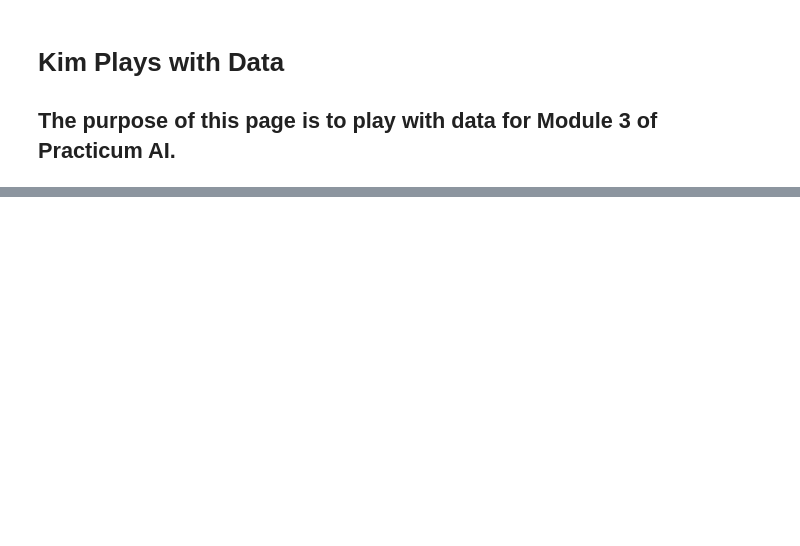
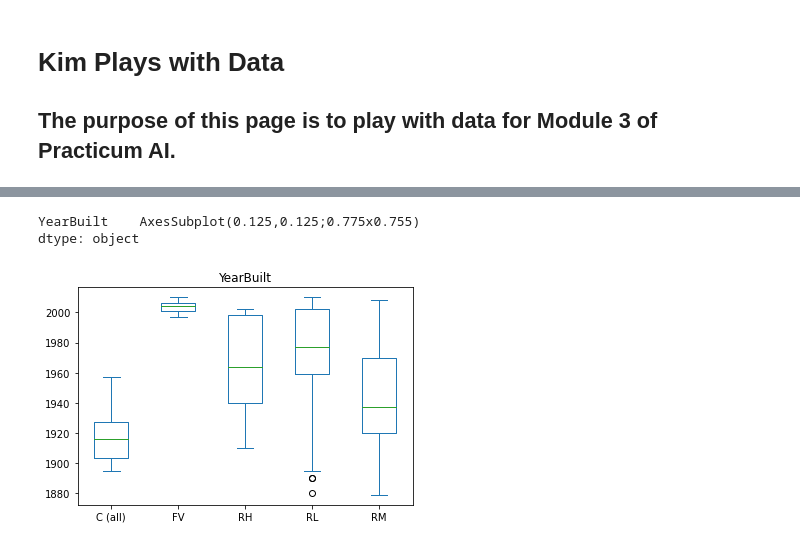
Before and after one commit to KGoughnour/python-for-ai, a Jupyter notebook: 03_playing_with_data1.ipynb, the cells around one changed output, grey strips where cells are left out. Saved outputs shown, nothing was run; the diff lists cells and outputs as text; code cells hidden in the pictures; blank space fills up the shorter version.

```diff
--- a/03_playing_with_data1.ipynb
+++ b/03_playing_with_data1.ipynb
@@ -10,0 +208,7 @@ FileNotFoundError: [Errno 2] No such file or directory: 'test.csv'
+# %%
+### Experiment with box plots!
+df_test.plot.box(column='YearBuilt', by='MSZoning')
+# %% [output]
+YearBuilt    AxesSubplot(0.125,0.125;0.775x0.755)
+dtype: object
+[figure, added]
```
Also changed, not shown: parts of 18 cells of this notebook, 1 other file.
